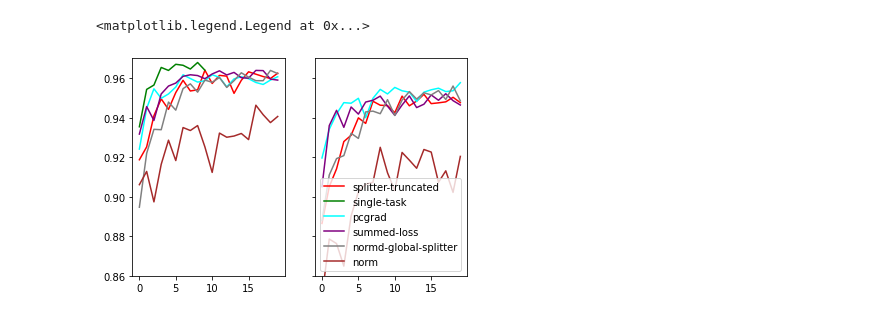
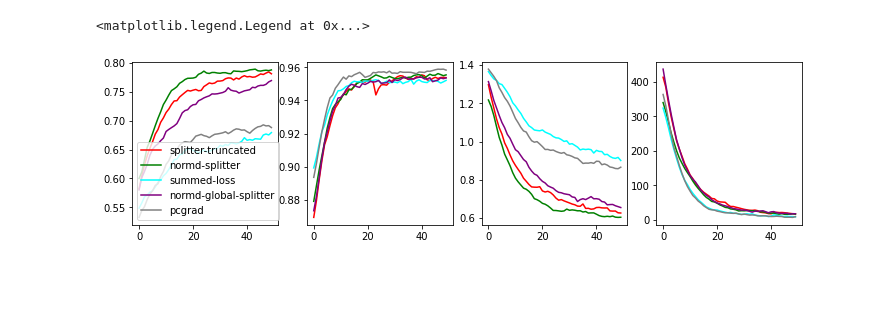
Before and after one commit to guillaumeBellec/multitask, a Jupyter notebook: analyze_results.ipynb, the cells around one changed output. Cells and saved outputs as stored; diff of their text form; code cells hidden in the pictures; blank space fills up the shorter version.

```diff
--- a/analyze_results.ipynb
+++ b/analyze_results.ipynb
@@ -5,27 +5,47 @@ import matplotlib.pyplot as plt
 import os
 # %%
 min_date = "2022_12_7"
+imbalanced = True
 
 results = []
 names = []
 for result_file in os.listdir("results"):
     if result_file > min_date:
-        with open(os.path.join("results", result_file), "r") as f:
-            results += [json.load(f)]
-            names += [result_file.split("_")[-1][:-5]]
+        if (imbalanced and "imbalance" in result_file) or (not imbalanced and not "imbalance" in result_file):
+            with open(os.path.join("results", result_file), "r") as f:
+                results += [json.load(f)]
+                name = result_file.split("_")[-1][:-5]
+                if "imbalance" in name: name = name[:-11]
+                names += [name]
+# %%
+def smooth_curve(values, mom=0.7):
+    new_values = []
+    last_v = None
+    for v in values:
+        v = v if last_v is None else last_v * mom + (1-mom) * v
+        last_v = v
+        new_values += [v]
+    return new_values
 # %%
-_, ax_list = plt.subplots(1,2, sharey="all", sharex="all")
-keys = ["test_acc_L", "test_acc_R"]
+keys = ["test_acc_L", "test_acc_R", "train_loss_L", "train_loss_R"]
 colors = ["red", "green", "cyan", "purple", "gray", "brown", "pink"]
+_, ax_list = plt.subplots(1,len(keys), sharey="none", sharex="all", figsize=(len(keys)*3, 3))
+
 
 for k in range(len(results)):
     for i, key in enumerate(keys):
-        ax_list[i].plot(results[k][key], color=colors[k], label=names[k])
+
+        ax_list[i].plot(smooth_curve(results[k][key]), color=colors[k], label=names[k])
 
 
 for i, key in enumerate(keys):
-    ax_list[i].set_ylim([0.86,0.97])
-plt.legend()
+    if not imbalanced:
+        if "acc" in key:
+            ax_list[i].set_ylim([0.8,0.97])
+        if "loss" in key:
+            ax_list[i].set_ylim([0.,0.2])
+
+ax_list[0].legend()
 # %% [output]
 <matplotlib.legend.Legend at 0x...>
-[figure, old version]
+[figure, new version]
```
Also changed, not shown: 2 other files.
